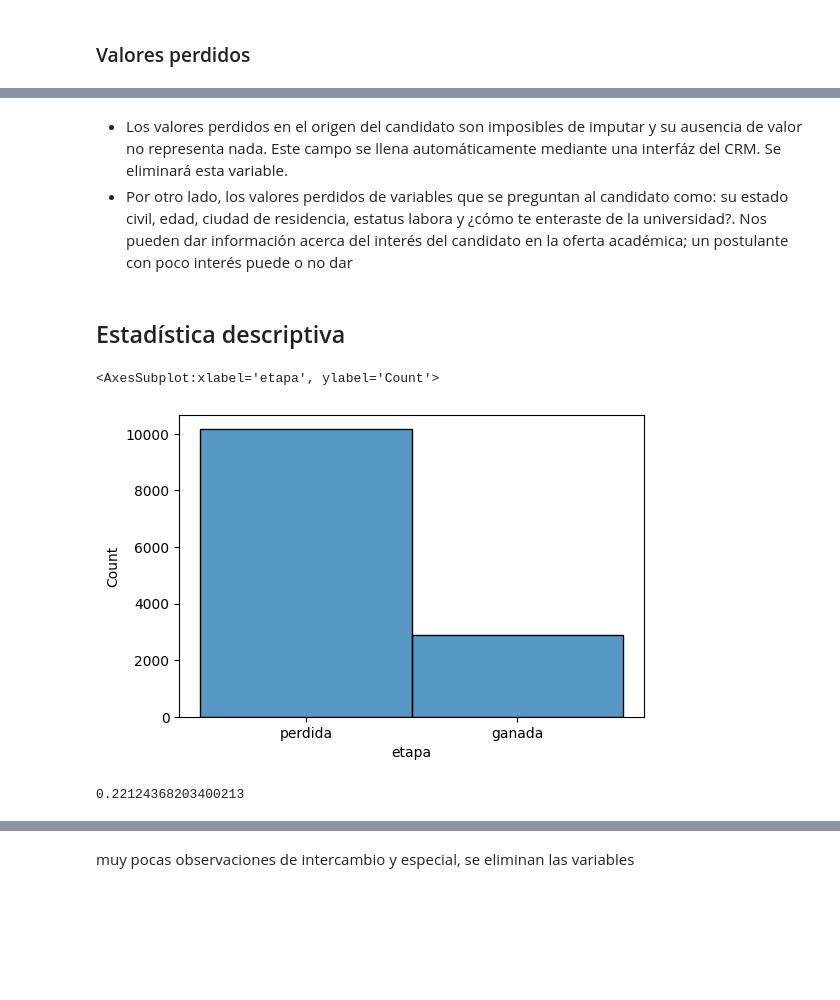
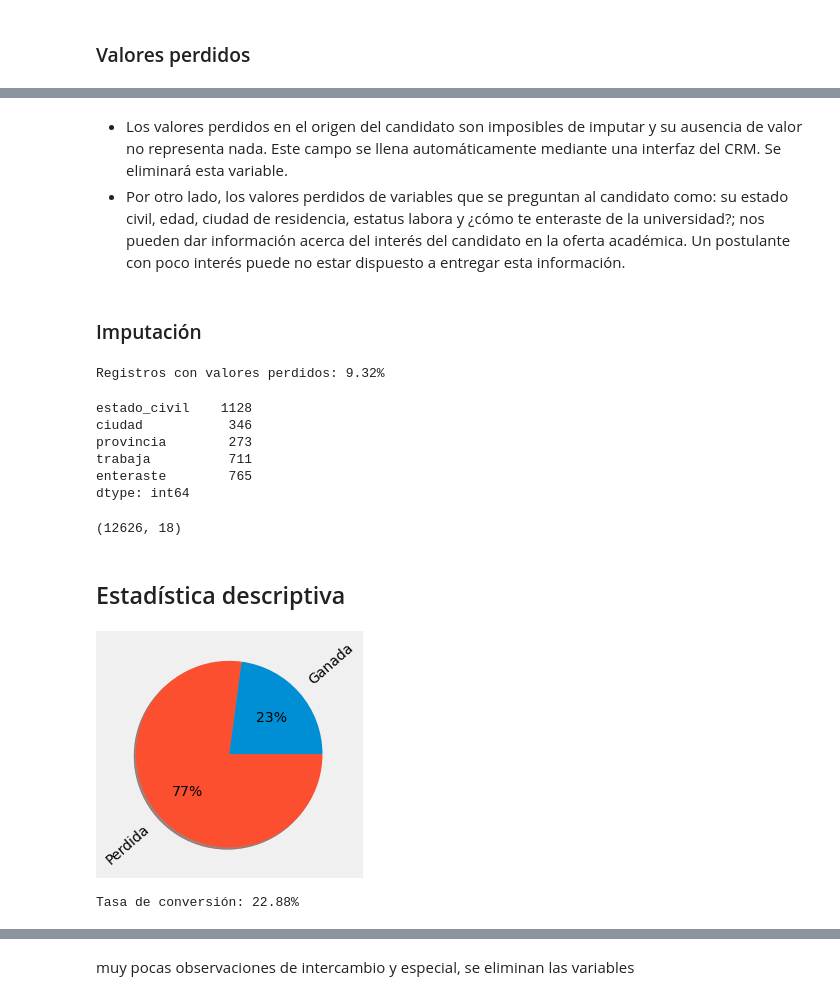
Before and after one commit to alejo-acosta/coding-dojo, a Jupyter notebook: 5proyecto-alumnos/alumnos.ipynb, the cells around one changed output, grey strips where cells are left out. Saved outputs shown, nothing was run; the diff lists cells and outputs as text; code cells hidden in the pictures; blank space fills up the shorter version.

```diff
--- a/5proyecto-alumnos/alumnos.ipynb
+++ b/5proyecto-alumnos/alumnos.ipynb
@@ -87,3 +114,14 @@ sns.heatmap(df.isna())
 # %% [markdown]
-- Los valores perdidos en el origen del candidato son imposibles de imputar y su ausencia de valor no representa nada. Este campo se llena automáticamente mediante una interfáz del CRM. Se eliminará esta variable.
-- Por otro lado, los valores perdidos de variables que se preguntan al candidato como: su estado civil, edad, ciudad de residencia, estatus labora y ¿cómo te enteraste de la universidad?. Nos pueden dar información acerca del interés del candidato en la oferta académica; un postulante con poco interés puede o no dar
+- Los valores perdidos en el origen del candidato son imposibles de imputar y su ausencia de valor no representa nada. Este campo se llena automáticamente mediante una interfaz del CRM. Se eliminará esta variable.
+- Por otro lado, los valores perdidos de variables que se preguntan al candidato como: su estado civil, edad, ciudad de residencia, estatus labora y ¿cómo te enteraste de la universidad?; nos pueden dar información acerca del interés del candidato en la oferta académica. Un postulante con poco interés puede no estar dispuesto a entregar esta información.
+# %% [markdown]
+### Imputación
+# %%
+df.drop('origen', axis=1, inplace=True)
+df.dropna(subset='edad', inplace=True)
+df['edad'] = df.edad.astype('int')
+# %%
+# Tras eliminar la variable origen, se calcula el porcentaje de registros que requieren imputación
+print('Registros con valores perdidos:',f"{1-df.dropna().shape[0]/df.shape[0]:.2%}")
+# %% [output]
+Registros con valores perdidos: 9.32%
@@ -89,0 +131,9 @@ sns.heatmap(df.isna())
+# %%
+df.isna().sum()[df.isna().sum()>0]
+# %% [output]
+estado_civil    1128
+ciudad           346
+provincia        273
+trabaja          711
+enteraste        765
+dtype: int64
@@ -90,12 +143,20 @@ sns.heatmap(df.isna())
+# %%
+df.shape
+# %% [output]
+(12626, 18)
 # %% [markdown]
 ## Estadística descriptiva
-# %%
-sns.histplot(data=df, x='etapa')
-# %% [output]
-<AxesSubplot:xlabel='etapa', ylabel='Count'>
-[figure, removed]
+# %%
+dft = pd.crosstab(df.etapa, df.afl)
+
+plt.pie(dft[1], labels=[i.title() for i in dft.index],
+        autopct='%.0f%%', shadow=True, rotatelabels='true')
+plt.savefig('./images/conversion.png', dpi=200, bbox_inches='tight')
+plt.show()
+# %% [output]
+[figure, added]
 # %%
 # conversión
-df.doc.mean()
+print('Tasa de conversión:',f"{df.doc.mean():.2%}")
 # %% [output]
-0.22124368203400213
+Tasa de conversión: 22.88%
```
Also changed, not shown: parts of 42 cells of this notebook, 34 other files.
